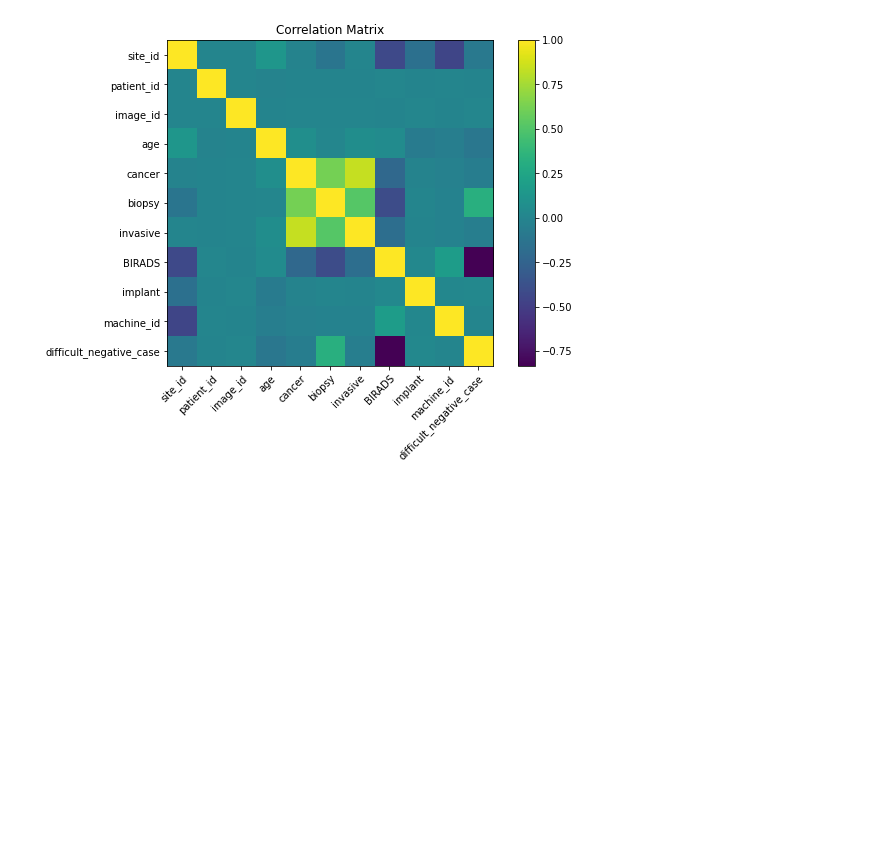
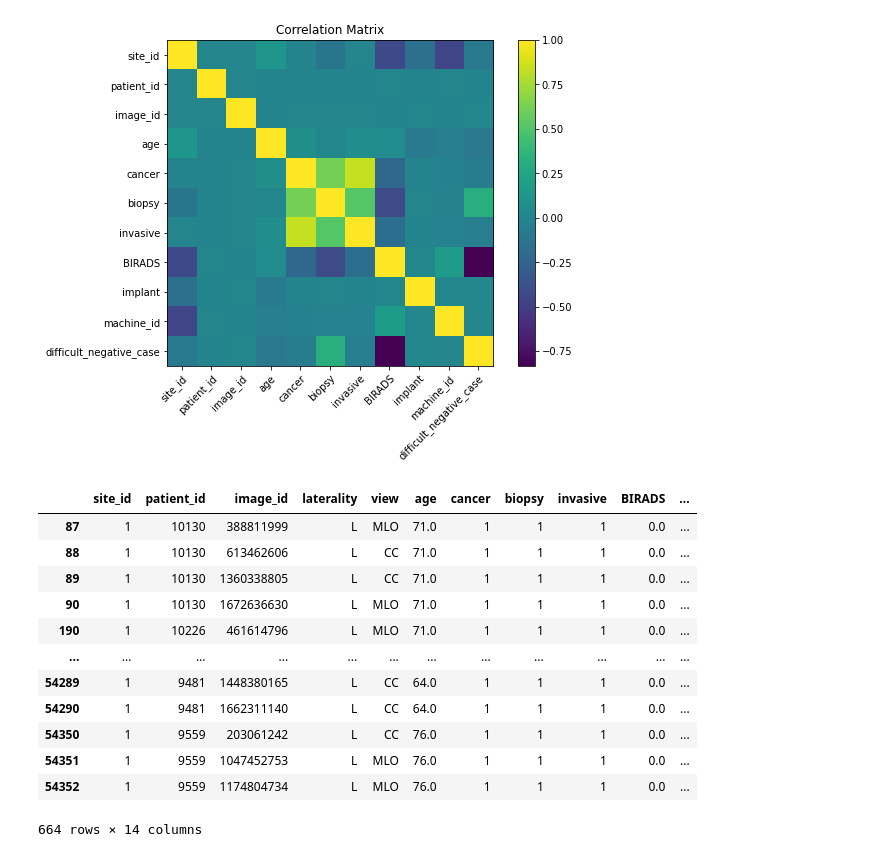
Before and after one commit to manchhui/RSNA-Screening-Mammography, a Jupyter notebook: eda-rsna-screening-mammography-dataset.ipynb, the cells around one changed output. Saved outputs shown, nothing was run; the diff lists cells and outputs as text; code cells hidden in the pictures; blank space fills up the shorter version.

```diff
--- a/eda-rsna-screening-mammography-dataset.ipynb
+++ b/eda-rsna-screening-mammography-dataset.ipynb
@@ -246,3 +236,19 @@ plt.setp(ax.get_xticklabels(), rotation=45, ha="right", rotation_mode="anchor")
 plt.show()
 # %% [output]
 [figure]
+# %%
+train_df[(train_df['cancer'] == 1) & (train_df['site_id'])]
+# %% [output]
+|  | site_id | patient_id | image_id | laterality | view | age | cancer | biopsy | invasive | BIRADS | ... |
+| 87 | 1 | 10130 | 388811999 | L | MLO | 71.0 | 1 | 1 | 1 | 0.0 | ... |
+| 88 | 1 | 10130 | 613462606 | L | CC | 71.0 | 1 | 1 | 1 | 0.0 | ... |
+| 89 | 1 | 10130 | 1360338805 | L | CC | 71.0 | 1 | 1 | 1 | 0.0 | ... |
+| 90 | 1 | 10130 | 1672636630 | L | MLO | 71.0 | 1 | 1 | 1 | 0.0 | ... |
+| 190 | 1 | 10226 | 461614796 | L | MLO | 71.0 | 1 | 1 | 1 | 0.0 | ... |
+| ... | ... | ... | ... | ... | ... | ... | ... | ... | ... | ... | ... |
+| 54289 | 1 | 9481 | 1448380165 | L | CC | 64.0 | 1 | 1 | 1 | 0.0 | ... |
+| 54290 | 1 | 9481 | 1662311140 | L | CC | 64.0 | 1 | 1 | 1 | 0.0 | ... |
+| 54350 | 1 | 9559 | 203061242 | L | CC | 76.0 | 1 | 1 | 1 | 0.0 | ... |
+| 54351 | 1 | 9559 | 1047452753 | L | MLO | 76.0 | 1 | 1 | 1 | 0.0 | ... |
+| 54352 | 1 | 9559 | 1174804734 | L | MLO | 76.0 | 1 | 1 | 1 | 0.0 | ... |
+664 rows × 14 columns
```
Also changed, not shown: parts of 6 cells of this notebook.
